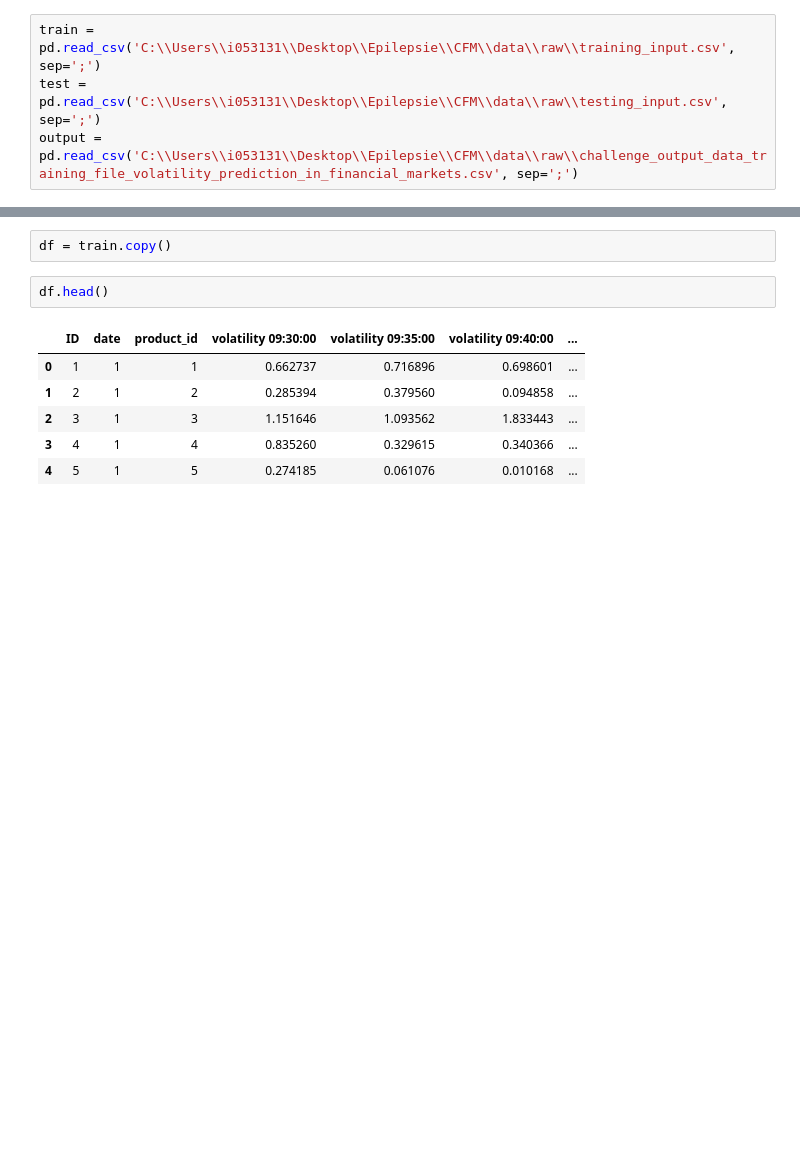
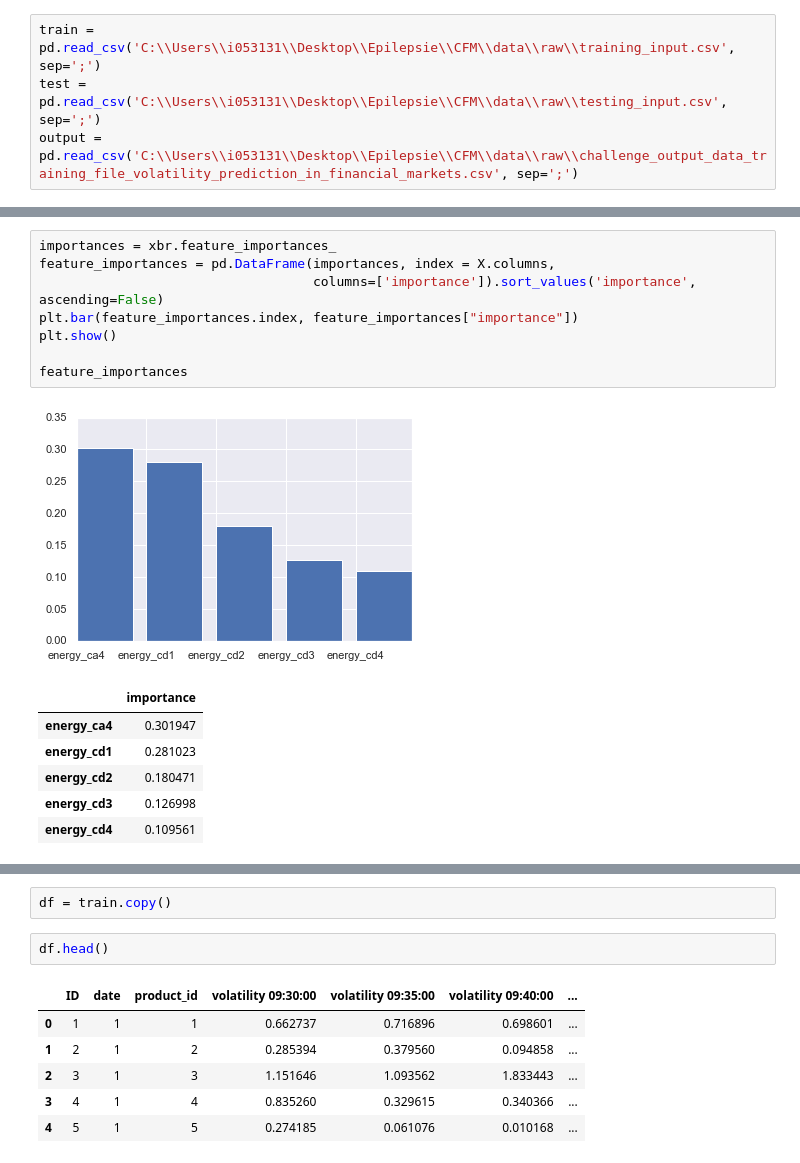
Before and after one commit to Emmanuel75/CFM-challenge, a Jupyter notebook: notebooks/feature engineering.ipynb, the cells around one changed output, grey strips where cells are left out. Cells and saved outputs as stored; diff of their text form; blank space fills up the shorter version.

```diff
--- a/notebooks/feature engineering.ipynb
+++ b/notebooks/feature engineering.ipynb
@@ -54,0 +270,16 @@ y = output["TARGET"]
+# %%
+importances = xbr.feature_importances_
+feature_importances = pd.DataFrame(importances, index = X.columns,
+                                   columns=['importance']).sort_values('importance', ascending=False)
+plt.bar(feature_importances.index, feature_importances["importance"])
+plt.show()
+
+feature_importances
+# %% [output]
+[figure, added]
+|  | importance |
+| energy_ca4 | 0.301947 |
+| energy_cd1 | 0.281023 |
+| energy_cd2 | 0.180471 |
+| energy_cd3 | 0.126998 |
+| energy_cd4 | 0.109561 |
```
Also changed, not shown: parts of 86 cells of this notebook.
